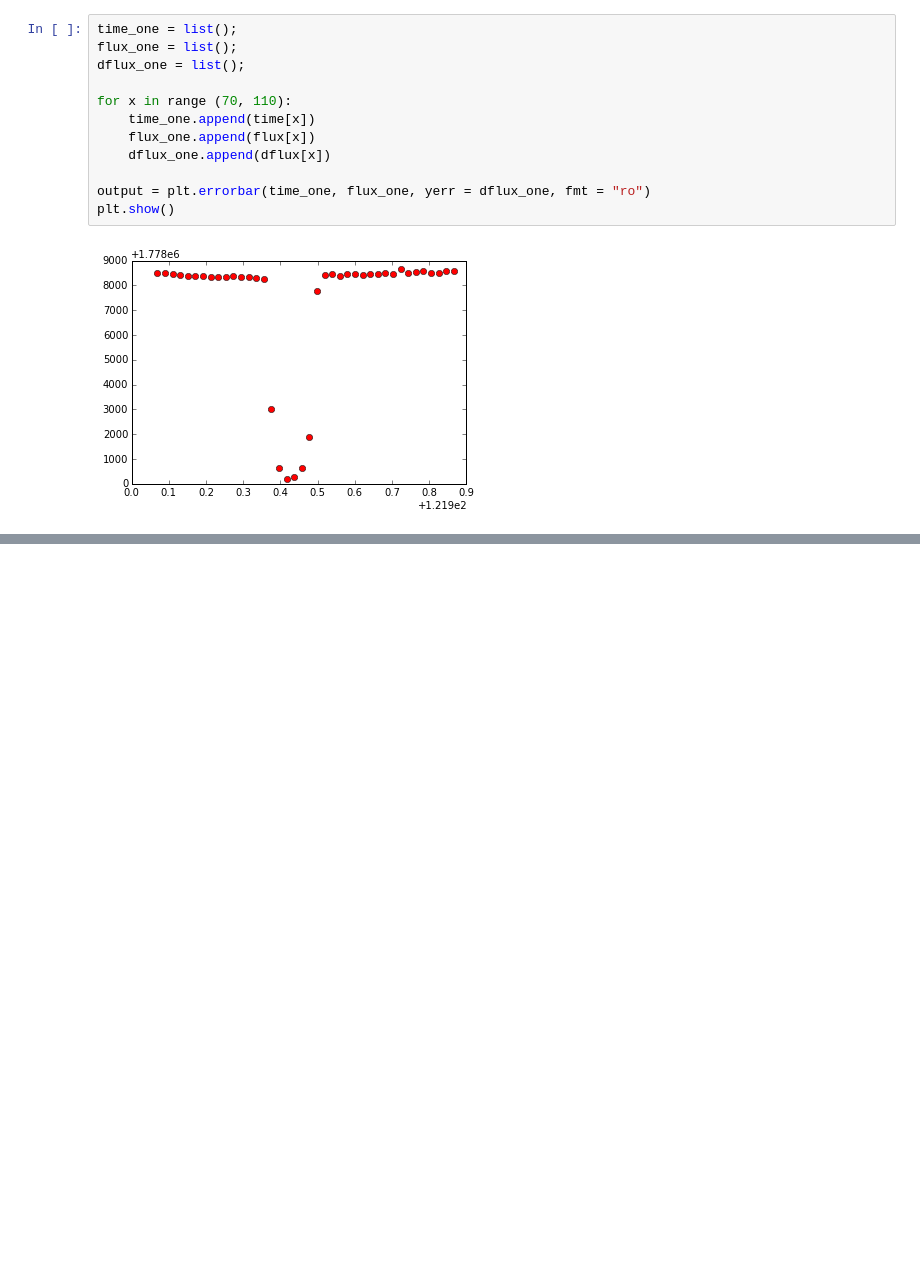
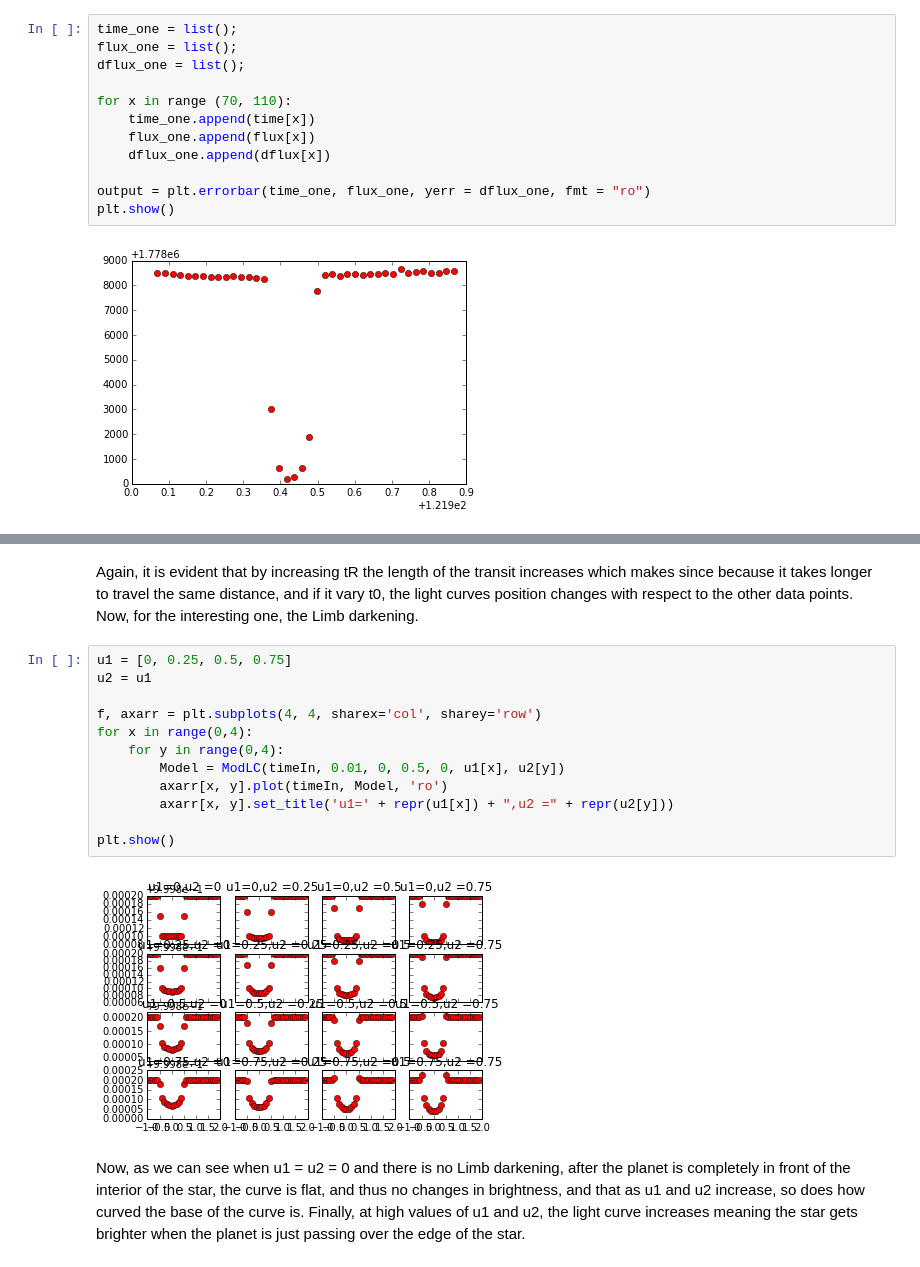
Before and after one commit to joshm73/pythonIntro, a Jupyter notebook: Intro.ipynb, the cells around one changed output, grey strips where cells are left out. Cells and saved outputs as stored; diff of their text form; blank space fills up the shorter version.

```diff
--- a/Intro.ipynb
+++ b/Intro.ipynb
@@ -311,0 +382,18 @@ We purposfully picked the largest radii planet in the linked list so that our tr
+# %% [markdown]
+Again, it is evident that by increasing tR the length of the transit increases which makes since because it takes longer to travel the same distance, and if it vary t0, the light curves position changes with respect to the other data points.  Now, for the interesting one, the Limb darkening.
+# %%
+u1 = [0, 0.25, 0.5, 0.75]
+u2 = u1
+
+f, axarr = plt.subplots(4, 4, sharex='col', sharey='row')
+for x in range(0,4):
+    for y in range(0,4):
+        Model = ModLC(timeIn, 0.01, 0, 0.5, 0, u1[x], u2[y])
+        axarr[x, y].plot(timeIn, Model, 'ro')
+        axarr[x, y].set_title('u1=' + repr(u1[x]) + ",u2 =" + repr(u2[y]))
+
+plt.show()
+# %% [output]
+[figure, added]
+# %% [markdown]
+Now, as we can see when u1 = u2 = 0 and there is no Limb darkening, after the planet is completely in front of the interior of the star, the curve is flat, and thus no changes in brightness, and that as u1 and u2 increase, so does how curved the base of the curve is.  Finally, at high values of u1 and u2, the light curve increases meaning the star gets brighter when the planet is just passing over the edge of the star.
```
Also changed, not shown: parts of 14 cells of this notebook.
